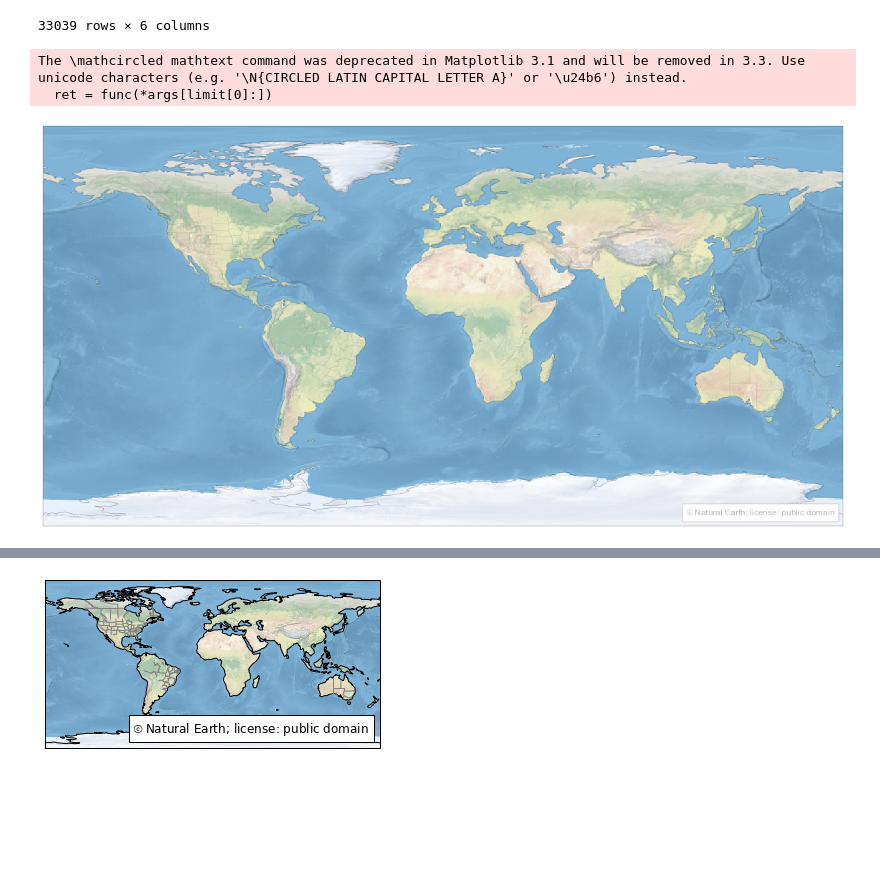
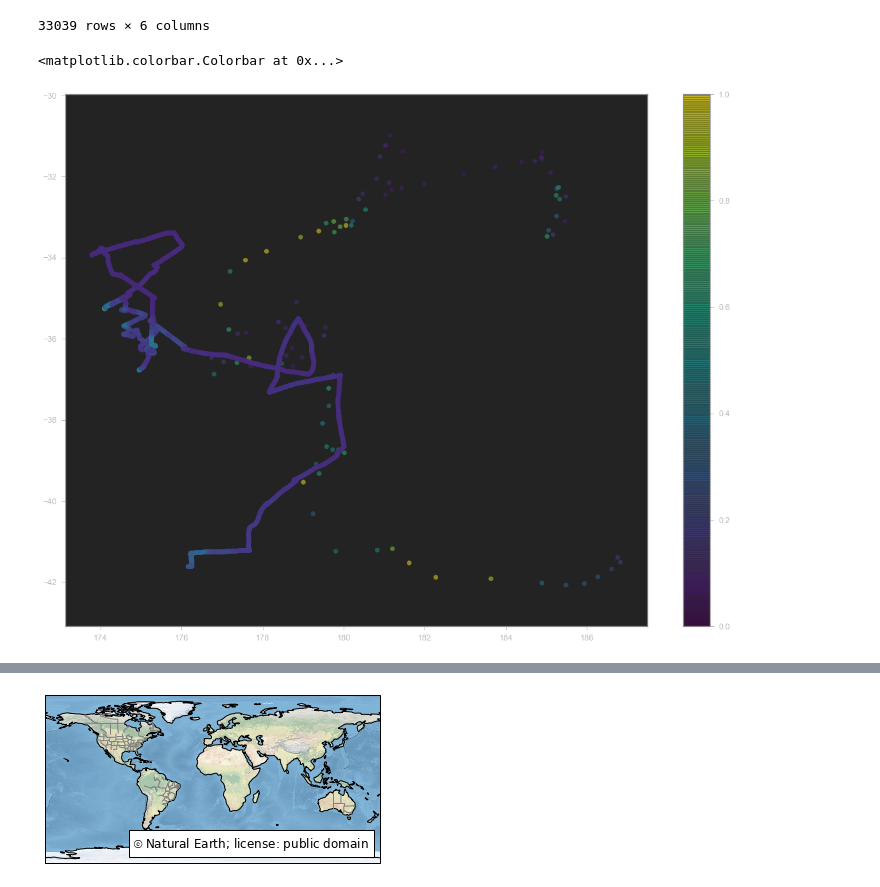
Before and after one commit to AmyPhung/chl-a-comparison, a Jupyter notebook: Workbook9 (major revision).ipynb, the cells around one changed output, grey strips where cells are left out. Saved outputs shown, nothing was run; the diff lists cells and outputs as text; code cells hidden in the pictures; blank space fills up the shorter version.

```diff
--- a/Workbook9 (major revision).ipynb
+++ b/Workbook9 (major revision).ipynb
@@ -647,44 +649,11 @@ compiled_df
 | 33038 | FT | -41.615367 | 176.162083 | 0.249582 | 1.583990e+09 | 32946 |
 33039 rows × 6 columns
 # %%
+plt.rcParams['figure.figsize'] = [20, 15]
 plt.scatter(compiled_df["Long"], compiled_df["Lat"], c=compiled_df["Chl-A"],
              alpha=0.5, vmin=0, vmax=1)
+plt.axis("equal")
+plt.colorbar()
+# %% [output]
+<matplotlib.colorbar.Colorbar at 0x...>
+[figure, added]
-# %%
-
-plt.rcParams['figure.figsize'] = [20, 15]
-fig = plt.figure()
-ax = fig.add_subplot(1, 1, 1, projection=ccrs.PlateCarree())
-# ax.scatter(compiled_df["Long"], compiled_df["Lat"], c=compiled_df["Chl-A"],
-#             alpha=0.5, vmin=0, vmax=1)
-
-ax.stock_img()
-
-# Create a feature for States/Admin 1 regions at 1:50m from Natural Earth
-states_provinces = cfeature.NaturalEarthFeature(
-    category='cultural',
-    name='admin_1_states_provinces_lines',
-    scale='50m',
-    facecolor='none')
-
-SOURCE = 'Natural Earth'
-LICENSE = 'public domain'
-
-ax.add_feature(cfeature.LAND)
-ax.add_feature(cfeature.COASTLINE)
-ax.add_feature(states_provinces, edgecolor='gray')
-
-# Add a text annotation for the license information to the
-# the bottom right corner.
-text = AnchoredText(r'$\mathcircled{{c}}$ {}; license: {}'
-                    ''.format(SOURCE, LICENSE),
-                    loc=4, prop={'size': 12}, frameon=True)
-ax.add_artist(text)
-
-plt.show()
-
-# plt.axis("equal")
-# plt.colorbar()
-# %% [output]
-The \mathcircled mathtext command was deprecated in Matplotlib 3.1 and will be removed in 3.3. Use unicode characters (e.g. '\N{CIRCLED LATIN CAPITAL LETTER A}' or '\u24b6') instead.
-  ret = func(*args[limit[0]:])
-[figure, removed]
```
Also changed, not shown: parts of 10 cells of this notebook, 1 other file.
